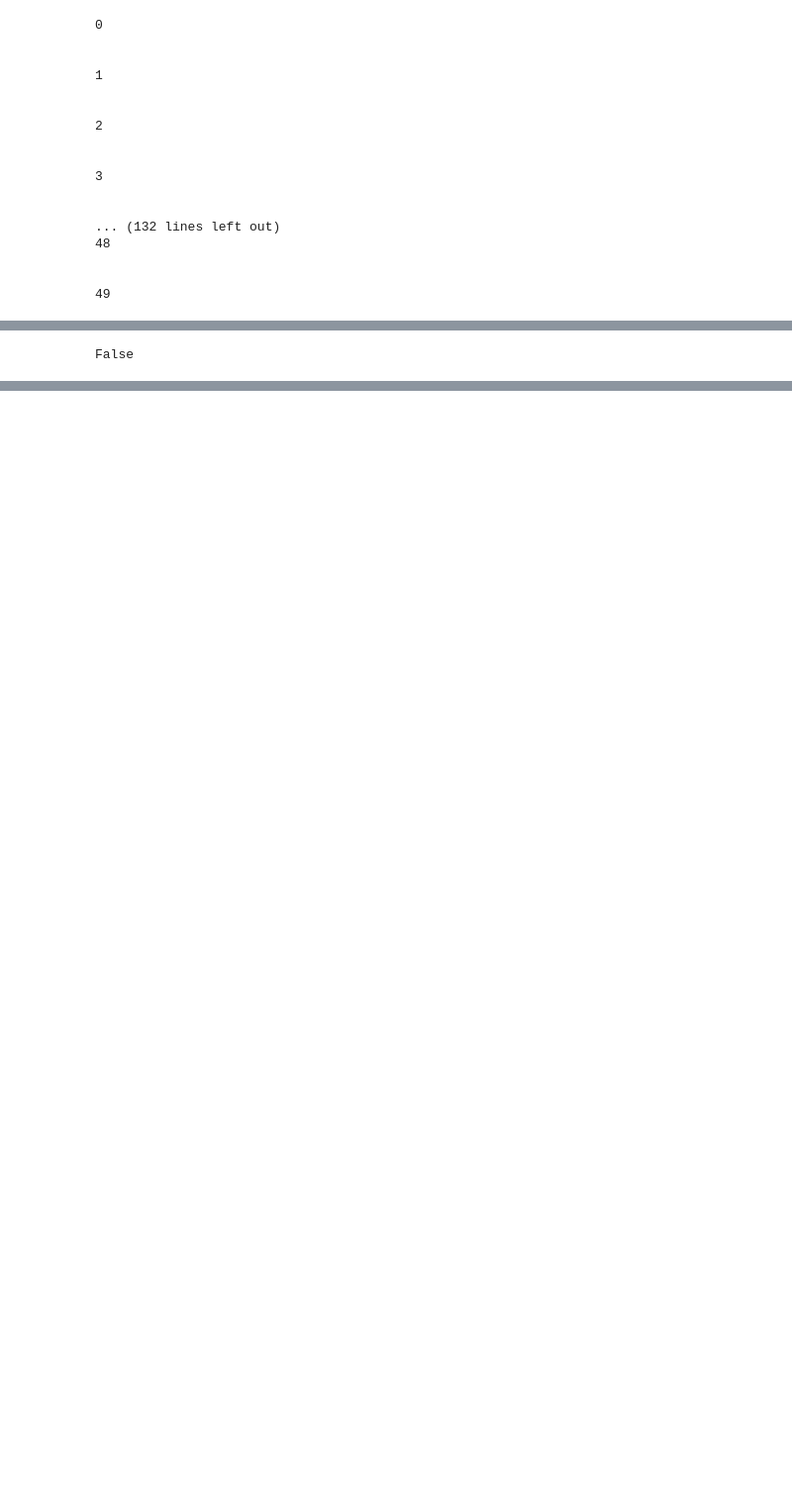
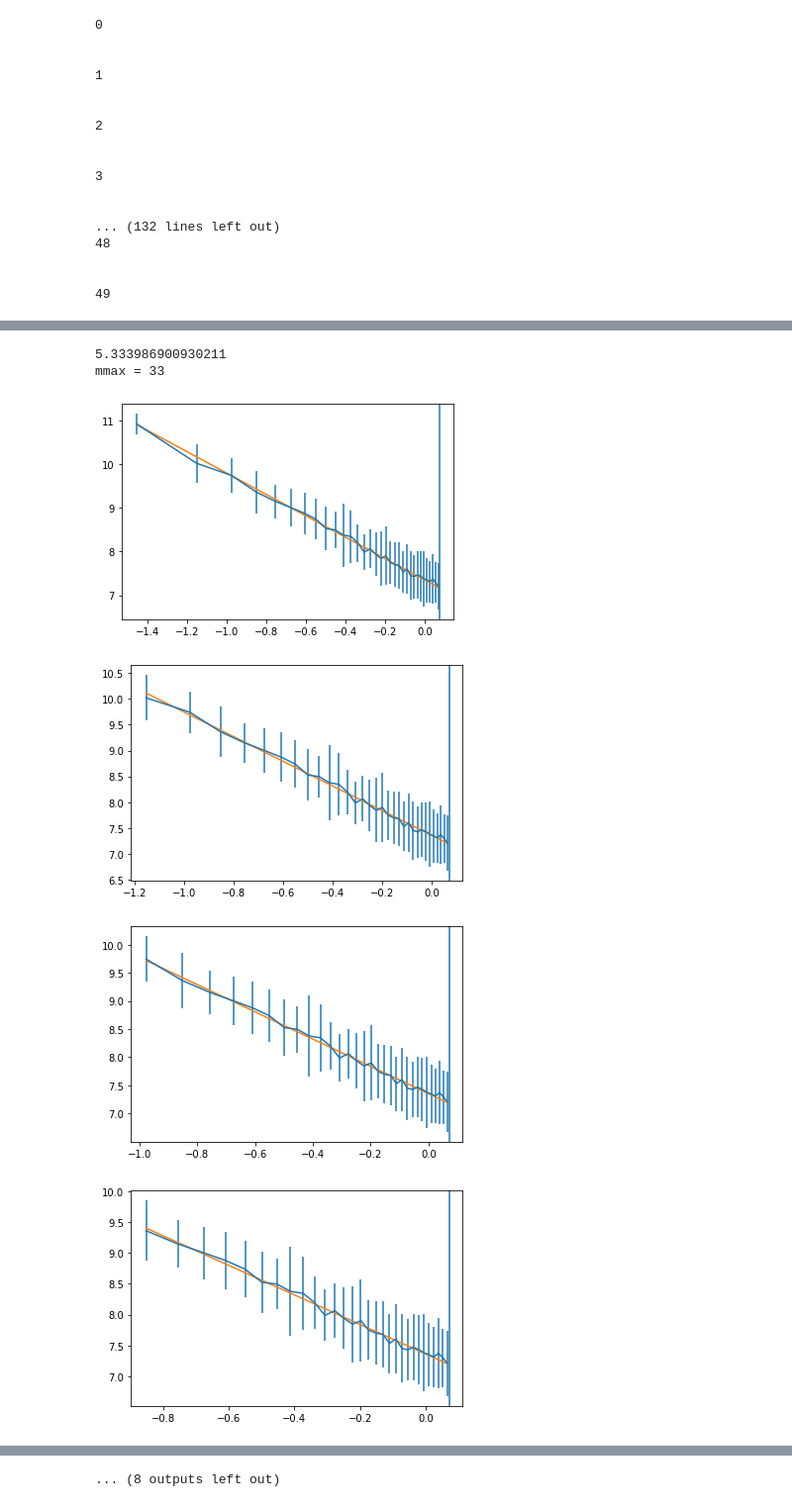
Before and after one commit to JamesDownsLab/Experiments, a Jupyter notebook: first_order/interface/Capillary_fluctuations_October2020.ipynb, the cells around one changed output, grey strips where cells are left out. Shown: that part at 99% size. Cells and saved outputs as stored; diff of their text form; code cells hidden in the pictures; blank space fills up the shorter version.

```diff
--- a/first_order/interface/Capillary_fluctuations_October2020.ipynb
+++ b/first_order/interface/Capillary_fluctuations_October2020.ipynb
@@ -456 +547,3 @@ compare_cgws(data, data_dir, cs)
+# %%
+plt.rcParams.update({'figure.max_open_warning': 0})
 # %%
@@ -461,4 +550,0 @@ load_and_compare_cgw(data_dir)
-# %%
-ls.is_empty
-# %% [output]
-False
@@ -464,0 +625,46 @@ False
+# %%
+def new_plot_fft(heights, L, mmin=1, mmax=100, cgw=None):
+    m = np.arange(mmin, mmax+1, 1)
+    k = 2*pi*m / L
+
+    R_k_squared_i = [np.abs(np.fft.rfft(h)**2) for h in heights]
+    R_k_squared = np.mean(R_k_squared_i, axis=0)
+    R_k_squared_std = np.std(R_k_squared_i, ddof=1, axis=0)
+
+    x = np.log10(k)
+    y = np.log10(R_k_squared[mmin:mmax+1]*L)
+    dy = (0.434 * R_k_squared_std / R_k_squared)[mmin:mmax+1]
+
+    fit, fit_err = np.polyfit(x, y, 1, w=1/(dy*dy), cov=True)
+    fit_err = np.sqrt(np.diag(fit_err))
+
+    fig, ax = plt.subplots()
+    ax.errorbar(x, y, dy)
+    ax.plot(x, x*fit[0]+fit[1])
+    ax.axvline(np.log10(2*pi/cgw))
+
+    return fit[0], fit_err[0]
+# %%
+def compare_mmins(data_dir, c='2.95'):
+    fields = np.load(f"{data_dir}/{c}_fields.npy")
+    field_threshold = np.load(f"{data_dir}/{c}_field_threshold.npy")
+    contours = np.load(f"{data_dir}/{c}_contours.npy", allow_pickle=True)
+    heights_mm = np.load(f"{data_dir}/{c}_heights_mm.npy")
+    boundaries_mm = np.load(f"{data_dir}/{c}_boundaries_mm.npy")
+    cgw_mm = np.load(f"{data_dir}/{c}_cgw_mm.npy")
+    print(cgw_mm)
+    dL_mm = boundaries_mm[0, 1, 1] - boundaries_mm[0, 0, 1]
+    L_mm = dL_mm * boundaries_mm.shape[1]
+    mmins = np.arange(1, 20)
+    mmax = int(L_mm / cgw_mm)
+    print(f"mmax = {mmax}")
+    fit, fit_err = zip(*[new_plot_fft(heights_mm, L_mm, mmin=m, mmax=mmax, cgw=cgw_mm) for m in mmins])
+    return mmins, fits, fit_err
+mmins, fits, fit_errs = compare_mmins(data_dir)
+# %% [output]
+5.333986900930211
+mmax = 33
+[figure, added]
+[figure, added]
+[figure, added]
+[figure, added]
@@ -464,0 +678 @@ False
+... (8 outputs left out)
```
Also changed, not shown: parts of 21 cells of this notebook, 41 other files.
